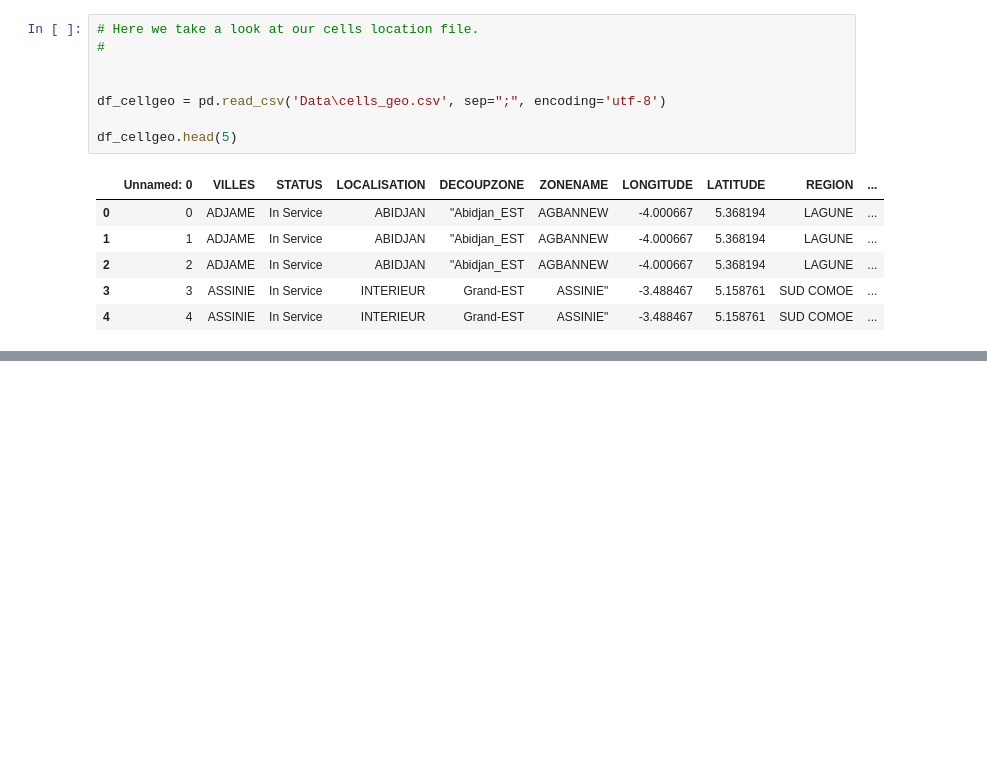
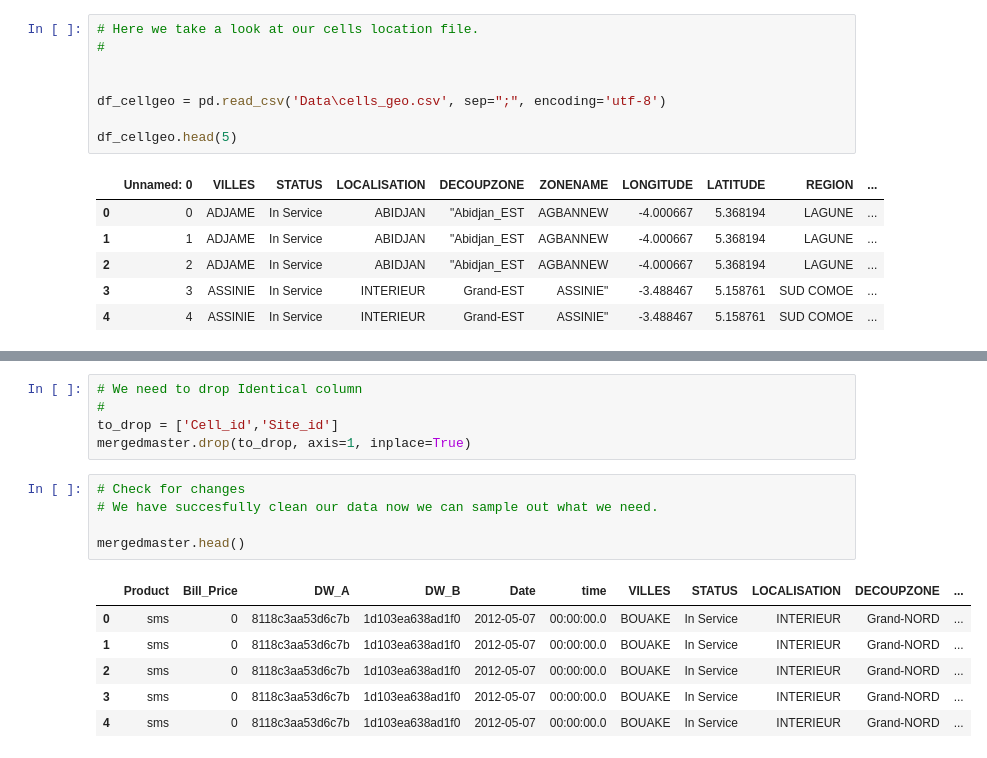
Before and after one commit to Mwaniki25/ProjectUpgrade, a Jupyter notebook: mtn.ipynb, the cells around one changed output, grey strips where cells are left out. Cells and saved outputs as stored; diff of their text form; blank space fills up the shorter version.

```diff
--- a/mtn.ipynb
+++ b/mtn.ipynb
@@ -95,0 +370,17 @@ tel3.head()
+# %%
+# We need to drop Identical column
+#
+to_drop = ['Cell_id','Site_id']
+mergedmaster.drop(to_drop, axis=1, inplace=True)
+# %%
+# Check for changes
+# We have succesfully clean our data now we can sample out what we need.
+
+mergedmaster.head()
+# %% [output]
+|  | Product | Bill_Price | DW_A | DW_B | Date | time | VILLES | STATUS | LOCALISATION | DECOUPZONE | ... |
+| 0 | sms | 0 | 8118c3aa53d6c7b | 1d103ea638ad1f0 | 2012-05-07 | 00:00:00.0 | BOUAKE | In Service | INTERIEUR | Grand-NORD | ... |
+| 1 | sms | 0 | 8118c3aa53d6c7b | 1d103ea638ad1f0 | 2012-05-07 | 00:00:00.0 | BOUAKE | In Service | INTERIEUR | Grand-NORD | ... |
+| 2 | sms | 0 | 8118c3aa53d6c7b | 1d103ea638ad1f0 | 2012-05-07 | 00:00:00.0 | BOUAKE | In Service | INTERIEUR | Grand-NORD | ... |
+| 3 | sms | 0 | 8118c3aa53d6c7b | 1d103ea638ad1f0 | 2012-05-07 | 00:00:00.0 | BOUAKE | In Service | INTERIEUR | Grand-NORD | ... |
+| 4 | sms | 0 | 8118c3aa53d6c7b | 1d103ea638ad1f0 | 2012-05-07 | 00:00:00.0 | BOUAKE | In Service | INTERIEUR | Grand-NORD | ... |
```
Also changed, not shown: parts of 15 cells of this notebook.
